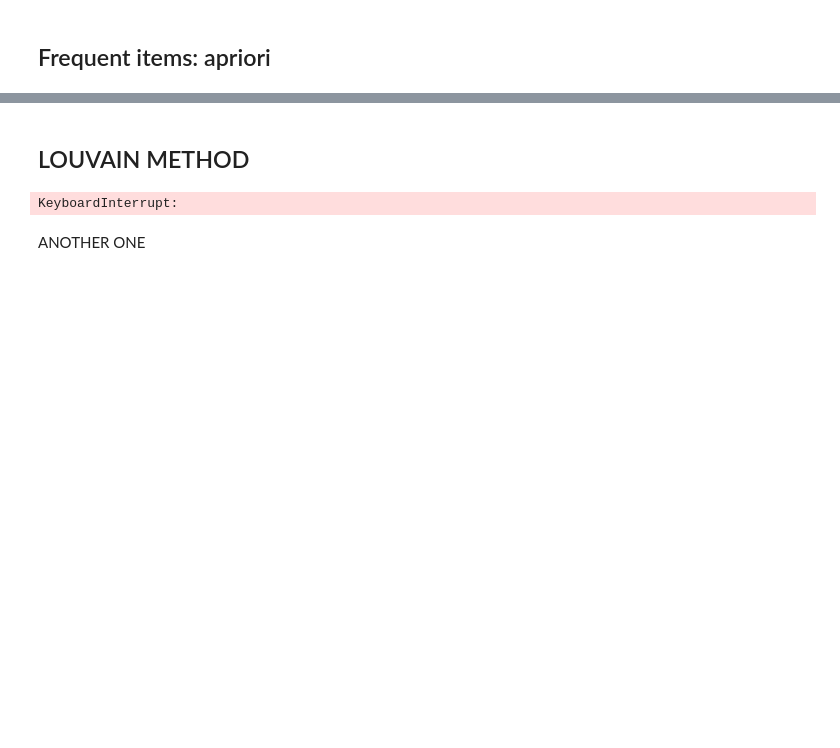
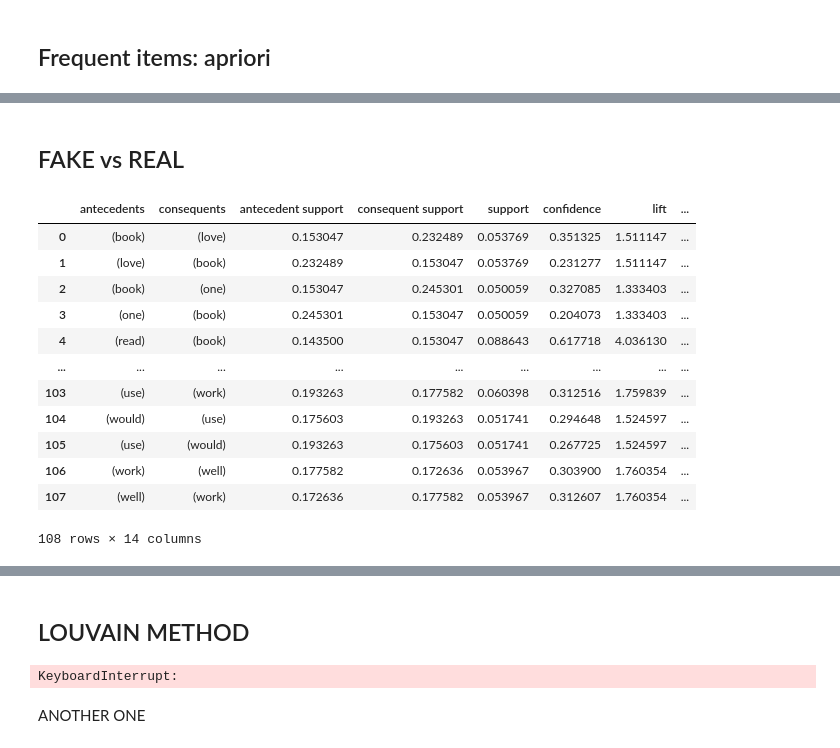
Before and after one commit to malfriduranna/02807_final_project, a Jupyter notebook: notebooks/vedis.ipynb, the cells around one changed output, grey strips where cells are left out. Cells and saved outputs as stored; diff of their text form; code cells hidden in the pictures; blank space fills up the shorter version.

```diff
--- a/notebooks/vedis.ipynb
+++ b/notebooks/vedis.ipynb
@@ -554,0 +380,2 @@ print(frequent_itemsets)
+# %% [markdown]
+## FAKE vs REAL
@@ -554,0 +401,16 @@ print(frequent_itemsets)
+# %%
+real_rules
+# %% [output]
+|  | antecedents | consequents | antecedent support | consequent support | support | confidence | lift | ... |
+| 0 | (book) | (love) | 0.153047 | 0.232489 | 0.053769 | 0.351325 | 1.511147 | ... |
+| 1 | (love) | (book) | 0.232489 | 0.153047 | 0.053769 | 0.231277 | 1.511147 | ... |
+| 2 | (book) | (one) | 0.153047 | 0.245301 | 0.050059 | 0.327085 | 1.333403 | ... |
+| 3 | (one) | (book) | 0.245301 | 0.153047 | 0.050059 | 0.204073 | 1.333403 | ... |
+| 4 | (read) | (book) | 0.143500 | 0.153047 | 0.088643 | 0.617718 | 4.036130 | ... |
+| ... | ... | ... | ... | ... | ... | ... | ... | ... |
+| 103 | (use) | (work) | 0.193263 | 0.177582 | 0.060398 | 0.312516 | 1.759839 | ... |
+| 104 | (would) | (use) | 0.175603 | 0.193263 | 0.051741 | 0.294648 | 1.524597 | ... |
+| 105 | (use) | (would) | 0.193263 | 0.175603 | 0.051741 | 0.267725 | 1.524597 | ... |
+| 106 | (work) | (well) | 0.177582 | 0.172636 | 0.053967 | 0.303900 | 1.760354 | ... |
+| 107 | (well) | (work) | 0.172636 | 0.177582 | 0.053967 | 0.312607 | 1.760354 | ... |
+108 rows × 14 columns
```
Also changed, not shown: parts of 52 cells of this notebook, 3 other files.
